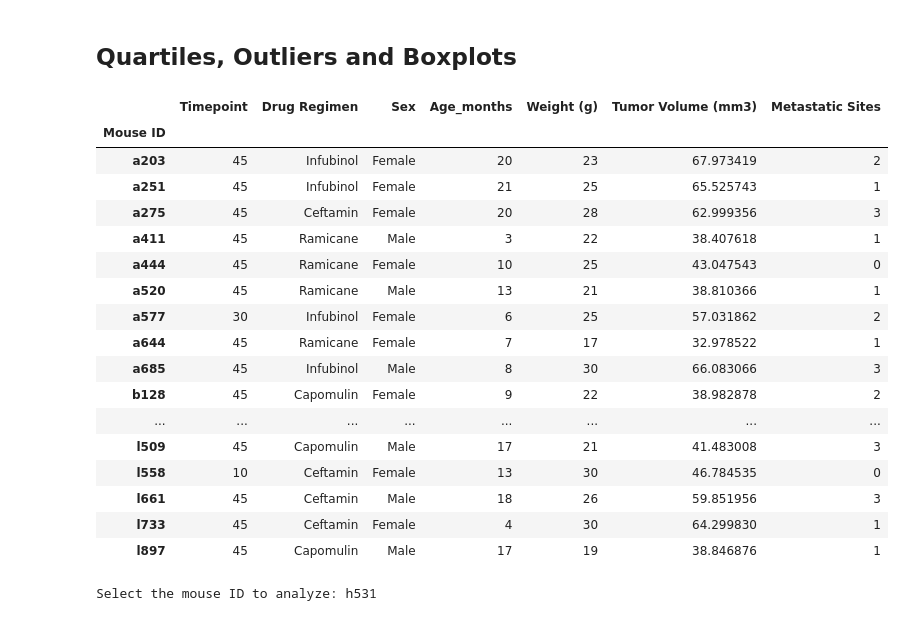
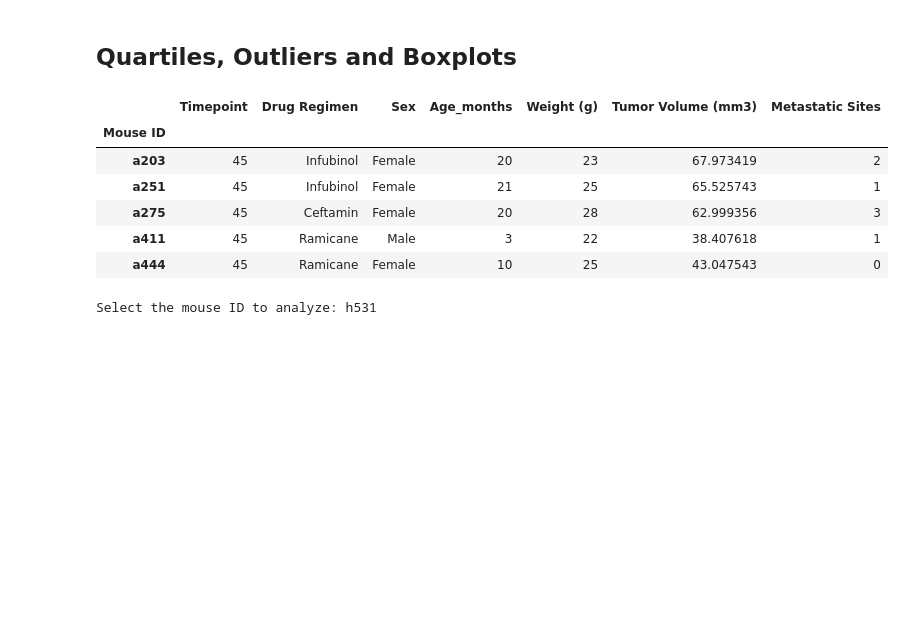
Before and after one commit to aditirai3/Drug-Efficacy, a Jupyter notebook: Pymaceuticals/pymaceuticals_starter.ipynb, the cells around one changed output. Cells and saved outputs as stored; diff of their text form; code cells hidden in the pictures; blank space fills up the shorter version.

```diff
--- a/Pymaceuticals/pymaceuticals_starter.ipynb
+++ b/Pymaceuticals/pymaceuticals_starter.ipynb
@@ -227,61 +235,30 @@ plt.axis("equal")
 # %%
 # Calculate the final tumor volume of each mouse across four of the treatment regimens:
 # Capomulin, Ramicane, Infubinol, and Ceftamin
 # Start by getting the last (greatest) timepoint for each mouse
 # Merge this group df with the original dataframe to get the tumor volume at the last timepoint
 
-
-
-# grouped_id_time = clean_combined_df.groupby("Mouse ID")
-# maxed = grouped_id_time["Timepoint"].max()
-
-last_timepoint = clean_combined_df["Timepoint"].max()  #find the last timepoint to be 45
+#Extract the data of the four regimens being analyzed
 combined_indexed_df = clean_combined_df.set_index("Drug Regimen")
 four_regiments = combined_indexed_df.loc[["Capomulin", "Ramicane", "Infubinol", "Ceftamin"]]
 four_regiments = four_regiments.reset_index()
+#Take out the relevant columns and then group by mouse ID
 condensed_four_regiments = four_regiments[["Drug Regimen", "Mouse ID", "Timepoint", "Tumor Volume (mm3)"]]
 condensed_four_regiments_gr = condensed_four_regiments.groupby("Mouse ID")
-
+#Find the last value of timepoint for each mouse ID by using the max function and then put it into a dataframe
 max_time = condensed_four_regiments_gr["Timepoint"].max().to_frame()
+#Merge the max timepoints with the four regimens dataframe
 merged_max_time = pd.merge(max_time, four_regiments, on=("Mouse ID","Timepoint"), how='left')
 merged_max_time_indexed = merged_max_time.set_index("Mouse ID")
-merged_max_time_indexed.head(50)
-#four_regiments_last = four_regiments_new.loc[[four_regiments["Timepoint"].max()]]
-#four_regiments_reset = four_regiments_last.reset_index()
-#final_four_regiments = four_regiments_reset.set_index("Mouse ID")
-
-# clean_combined_df.head()
-# grouped_d = clean_combined_df.set_index("Drug Regimen")
-# four_regiments = grouped_d.loc[["Capomulin", "Ramicane", "Infubinol", "Ceftamin"]]
-# #four_regiments_last = four_regiments.loc[four_regiments["Timepoint"].max()]
-# four_regiments = four_regiments.reset_index()
-# four_regiments_grouped = four_regiments.groupby("Mouse ID")
-# max_time = four_regiments_grouped["Timepoint"].max().to_frame()
-# #append(four_regiments_grouped)
-# max_time = max_time.reset_index()
-# last_time = pd.merge(four_regiments, max_time, how = "outer", on = "Mouse ID")
-# last_time = last_time.rename(columns = {"Timepoint_x": "Timepoint", "Timepoint_y": "Last time"})
-# last_time_grouped = last_time.set_index("Mouse ID")
-# last_time_grouped.head(50)
+merged_max_time_indexed.head()
 # %% [output]
 |  | Timepoint | Drug Regimen | Sex | Age_months | Weight (g) | Tumor Volume (mm3) | Metastatic Sites |
 | Mouse ID |  |  |  |  |  |  |  |
 | a203 | 45 | Infubinol | Female | 20 | 23 | 67.973419 | 2 |
 | a251 | 45 | Infubinol | Female | 21 | 25 | 65.525743 | 1 |
 | a275 | 45 | Ceftamin | Female | 20 | 28 | 62.999356 | 3 |
 | a411 | 45 | Ramicane | Male | 3 | 22 | 38.407618 | 1 |
 | a444 | 45 | Ramicane | Female | 10 | 25 | 43.047543 | 0 |
-| a520 | 45 | Ramicane | Male | 13 | 21 | 38.810366 | 1 |
-| a577 | 30 | Infubinol | Female | 6 | 25 | 57.031862 | 2 |
-| a644 | 45 | Ramicane | Female | 7 | 17 | 32.978522 | 1 |
-| a685 | 45 | Infubinol | Male | 8 | 30 | 66.083066 | 3 |
-| b128 | 45 | Capomulin | Female | 9 | 22 | 38.982878 | 2 |
-| ... | ... | ... | ... | ... | ... | ... | ... |
-| l509 | 45 | Capomulin | Male | 17 | 21 | 41.483008 | 3 |
-| l558 | 10 | Ceftamin | Female | 13 | 30 | 46.784535 | 0 |
-| l661 | 45 | Ceftamin | Male | 18 | 26 | 59.851956 | 3 |
-| l733 | 45 | Ceftamin | Female | 4 | 30 | 64.299830 | 1 |
-| l897 | 45 | Capomulin | Male | 17 | 19 | 38.846876 | 1 |
 # %%
 mouse_id = input("Select the mouse ID to analyze: ")
 # %% [output]
```
Also changed, not shown: parts of 10 cells of this notebook.
